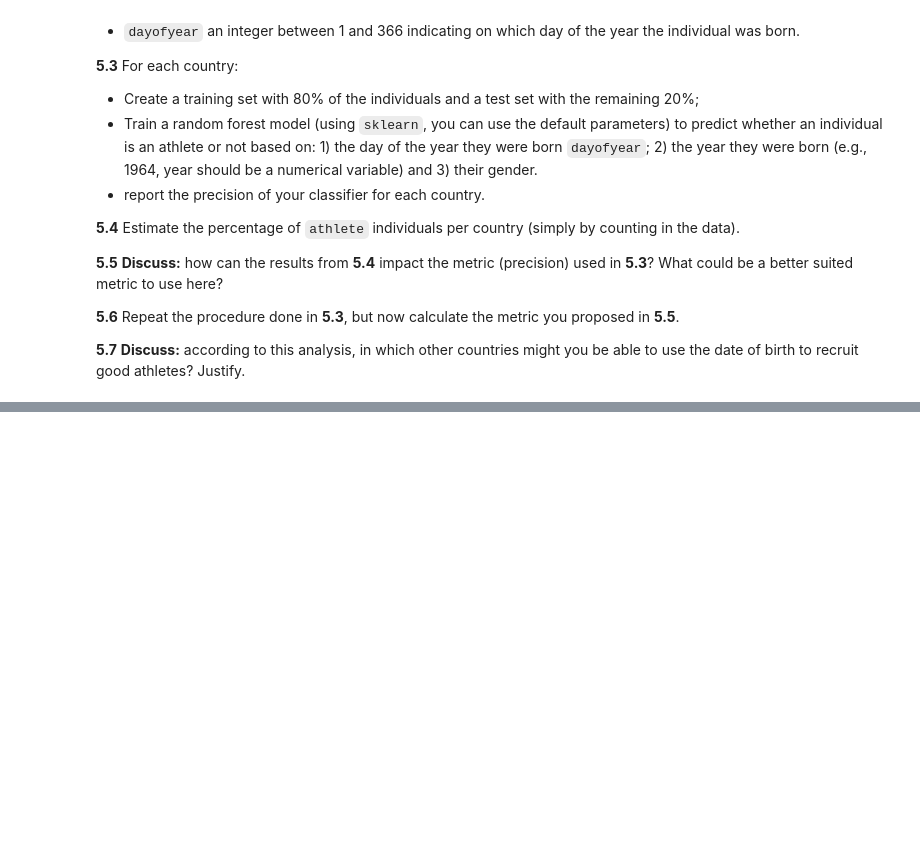
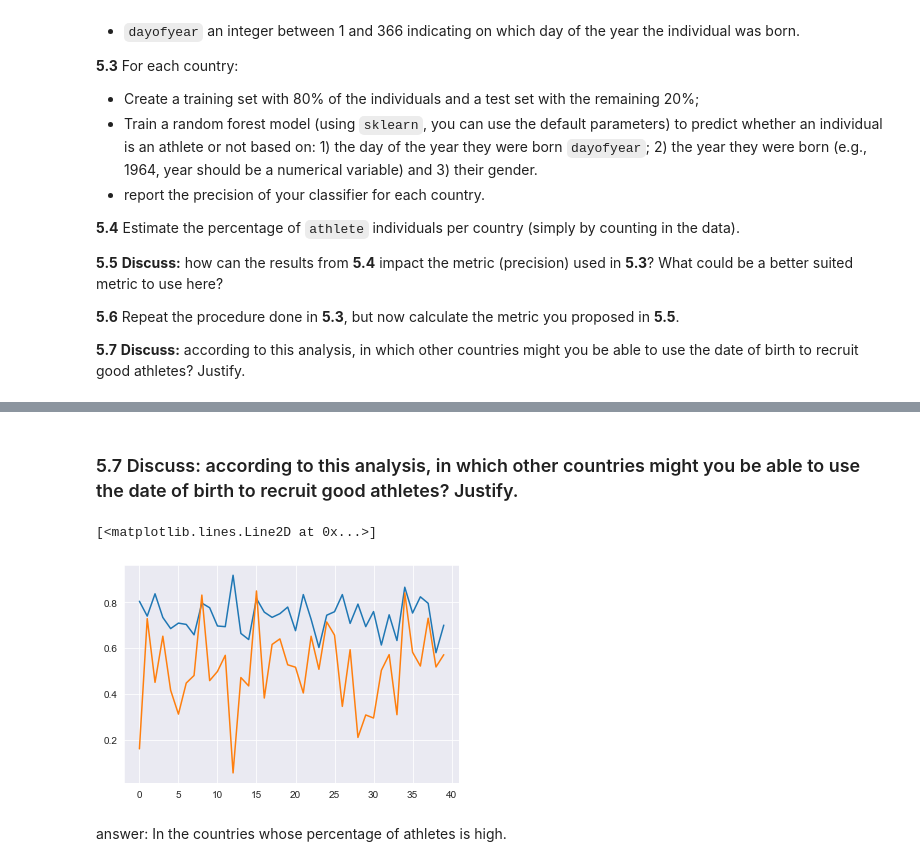
Before and after one commit to PeterYYZhang/2022, a Jupyter notebook: Homework/02 - Regression Observational Studies Stats and Supervised Learning/hw2.ipynb, the cells around one changed output, grey strips where cells are left out. Drawn from its saved outputs; the diff is of its cells as text; code cells hidden in the pictures; blank space fills up the shorter version.

```diff
--- a/Homework/02 - Regression Observational Studies Stats and Supervised Learning/hw2.ipynb
+++ b/Homework/02 - Regression Observational Studies Stats and Supervised Learning/hw2.ipynb
@@ -538,0 +576,2 @@ athlete_categories = {
+# %%
+country_list = wiki_famous.bplace_country.unique()
@@ -538,0 +659,20 @@ athlete_categories = {
+# %%
+F1_scores = []
+for country in country_list:
+    data = wiki_famous[wiki_famous.bplace_country == country][['gender', 'birthyear', 'dayofyear', 'is_athlete']]
+    data = data.dropna()
+
+    X = data[['gender', 'birthyear', 'dayofyear']].copy()
+    X.loc[:,['gender']] = X.gender.apply(lambda x : 1 if x == 'M' else 0)
+    Y = data['is_athlete'].copy()
+    X_train, X_test, Y_train, Y_test = train_test_split(X, Y, test_size=0.2, random_state=42)
+
+
+    clf = RandomForestClassifier()
+    clf.fit(X_train, Y_train)
+    Y_predict = clf.predict(X_test)
+    F1_scores.append(f1_score(Y_test, Y_predict))
+
+
+F1_scores = pd.DataFrame({'country': wiki_famous.bplace_country.unique(), 'F1': F1_scores}, columns=['country', 'F1'])
+F1_scores
@@ -538,0 +697,20 @@ athlete_categories = {
+# %%
+acc = []
+for country in country_list:
+    data = wiki_famous[wiki_famous.bplace_country == country][['gender', 'birthyear', 'dayofyear', 'is_athlete']]
+    data = data.dropna()
+
+    X = data[['gender', 'birthyear', 'dayofyear']].copy()
+    X.loc[:,['gender']] = X.gender.apply(lambda x : 1 if x == 'M' else 0)
+    Y = data['is_athlete'].copy()
+    X_train, X_test, Y_train, Y_test = train_test_split(X, Y, test_size=0.2, random_state=42)
+
+
+    clf = RandomForestClassifier()
+    clf.fit(X_train, Y_train)
+    Y_predict = clf.predict(X_test)
+    acc.append(accuracy_score(Y_test, Y_predict))
+
+
+acc = pd.DataFrame({'country': wiki_famous.bplace_country.unique(), 'acc': acc}, columns=['country', 'acc'])
+acc
@@ -538,0 +735,10 @@ athlete_categories = {
+# %% [markdown]
+### 5.7 Discuss: according to this analysis, in which other countries might you be able to use the date of birth to recruit good athletes? Justify.
+# %%
+plt.plot(acc.acc)
+plt.plot(percentage_each_country.percentage)
+# %% [output]
+[<matplotlib.lines.Line2D at 0x...>]
+[figure, added]
+# %% [markdown]
+answer: In the countries whose percentage of athletes is high.
```
Also changed, not shown: parts of 24 cells of this notebook.
